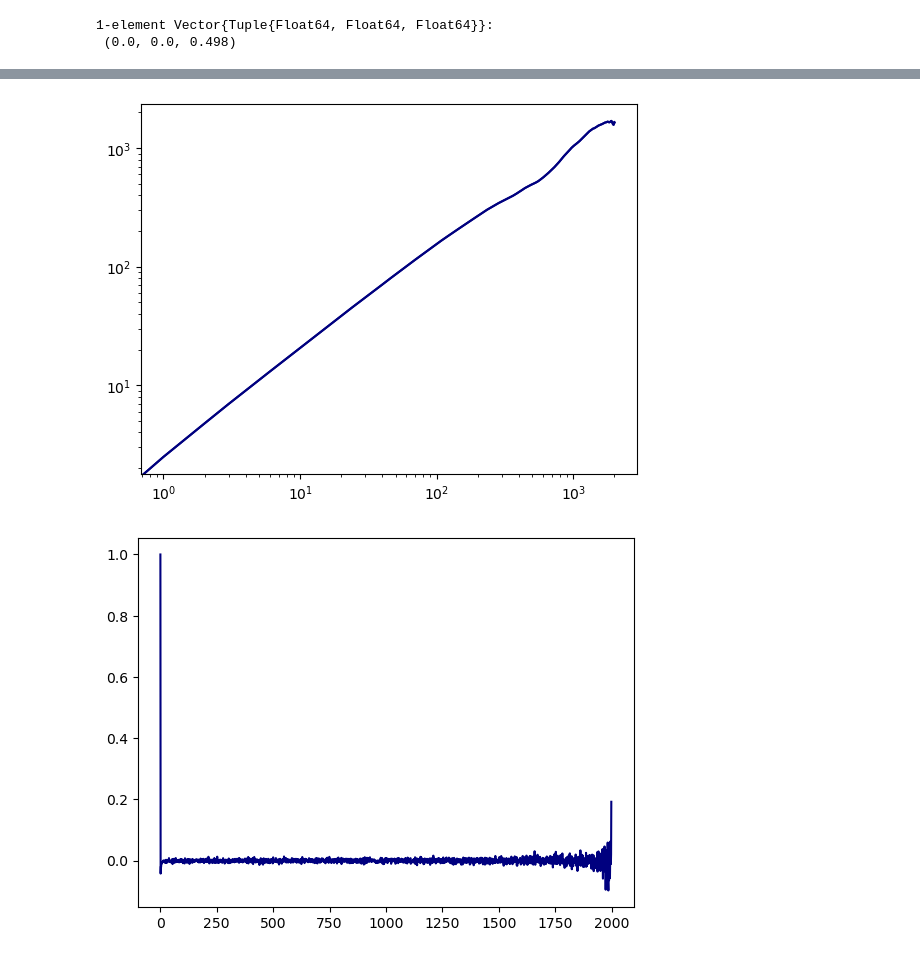
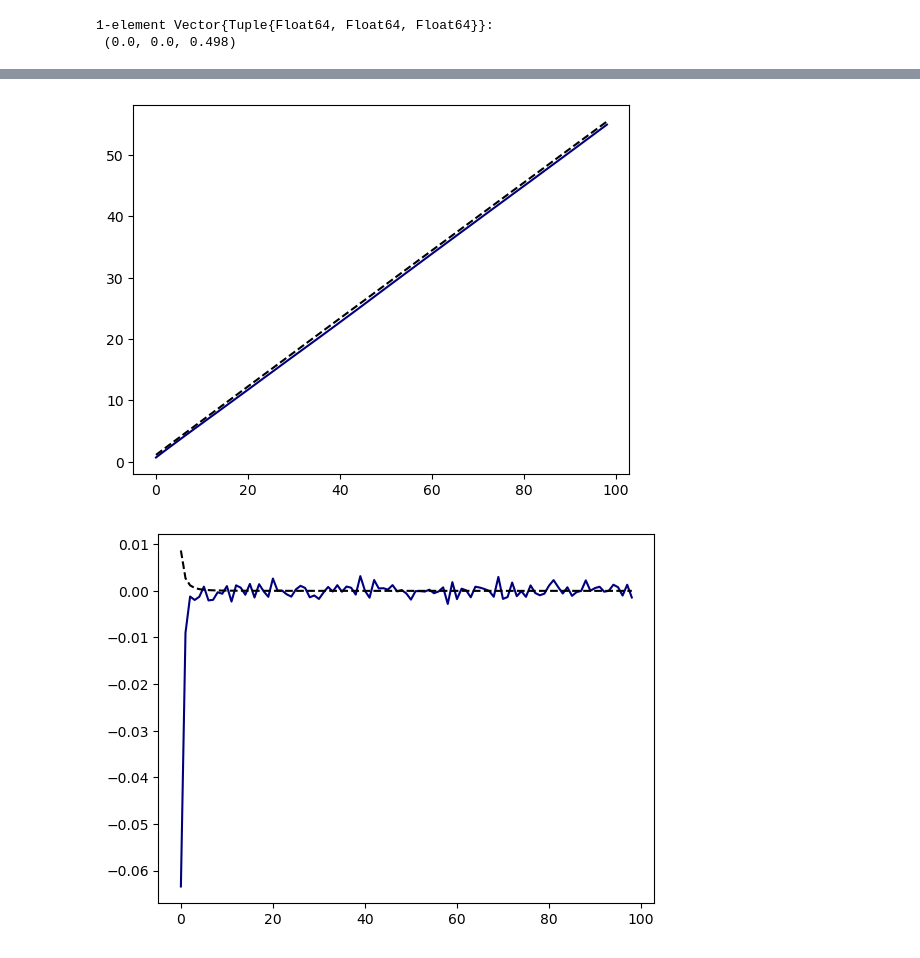
Before and after one commit to EmilySRichards/KineticMonteCarlo, a Jupyter notebook: PROJECT/Main.ipynb, the cells around one changed output, grey strips where cells are left out. Saved outputs shown, nothing was run; the diff lists cells and outputs as text; code cells hidden in the pictures.

```diff
--- a/PROJECT/Main.ipynb
+++ b/PROJECT/Main.ipynb
@@ -241,7 +269,7 @@ colors = jetmap(length(𝒽))
 # %%
 figure()
 for i in eachindex(𝒽)
-    plotWithError(Tobs[:,i], T, colors[i], ".", TobsStd[:,i])
+    plotWithError(Tobs[:,i], T, colors[i], ".", "" , TobsStd[:,i])
 end
 savefig("figs/Demon_Kubo_Temperature.png")
 # Just to check that out temperature estimates aren't too far off
@@ -427,19 +480,19 @@ print("\n", canonicalize(t3 - t2))
 # %%
 @everywhere include(dir * "/functions/simulationFunctions/MicroDiffusion.jl")
 # %%
-L = [30, 30]
+L = [32, 32]
 PBC = [true, true]
 
-therm_runtime = 1000
-runtime = 10000
-tau = 2:floor(Int64, 0.01*runtime)
-num_histories = 100
+therm_runtime = floor(Int64,(maximum(L)./2)^2/2/length(L)/Dself) # 500
+runtime = 1000
+tau = 2:100
+num_histories = 1
 𝒽 = [0.0] #range(0, 2, length=5)
 
-T = []; # collect(range(0.01, 10.0, length=5));
-ℓ = [1, 1];
+T = []; # collect(range(0.01, 10.0, length=20));
+ℓ = ones(1);
 
 
 x, δ, Mag, Perc, p, Nv = DiffSim(L, PBC, Basis, therm_runtime, runtime, ℓ, T, 𝒽);
-D, α, C, γ, MSD, StepCorr = DiffAnalysis(x, δ, p, runtime, ℓ, T, 𝒽);
+D, α, C, γ, MSD, VACF = DiffAnalysis(x, δ, p, runtime, ℓ, T, 𝒽);
 # %%
@@ -485,30 +543,32 @@ savefig("figs/Percolation.png")
 # %%
 figure()
-for t in size(MSD, 2)
-    for i in size(MSD, 3)
-        if MSD[:,t,i] != [NaN for _ in 1:size(MSD, 1)]
-            loglog(MSD[:,t,i], color=colors[i])
-            plot(MSD[:,t,i], color=colors[i])
+for t in 1:size(MSD, 2)
+    for i in 1:size(MSD, 3)
+        if MSD[tau,t,i] != [NaN for _ in 1:size(MSD, 1)]
+            #loglog(MSD[:,t,i], color=colors[i])
+            plot(MSD[tau,t,i], color=colors[i])
         end
     end
 end
-#legend(loc = "upper right", bbox_to_anchor = (1.25, 1.0))
+plot(2 .* length(L) .* D[1] .* tau .^ α[1], color=:black, "--")
 savefig("figs/MSD.png")
 # %% [output]
-[figure, old version]
+[figure, new version]
 # %%
 # step direction autocorrelation
 figure()
-for t in size(StepCorr, 2)
-    for i in size(StepCorr, 3)
-        if StepCorr[:,t,i] != [NaN for _ in 1:size(StepCorr, 1)]
-            loglog(abs.(StepCorr[:,t,i]), color=colors[i])
-            #plot(StepCorr[:,t,i], color=colors[i])
+for t in 1:size(VACF, 2)
+    for i in 1:size(VACF, 3)
+        if VACF[tau,t,i] != [NaN for _ in 1:size(VACF, 1)]
+            #loglog(abs.(VACF[:,t,i]), color=colors[i])
+            plot(VACF[tau,t,i], color=colors[i])
         end
     end
 end
-savefig("figs/StepCorr.png")
+sgn = sign(VACF[findmax(abs.(VACF[:,1,1]))[2],1,1])
+plot(sgn .* length(L) .* abs(C[1]) .* tau .^ γ[1], color=:black, "--")
+savefig("figs/VACF.png")
 # %% [output]
-[figure, old version]
+[figure, new version]
 # %%
 # estimate based on assuming the number of particles is <ϵ_i>/2λ/2 in single vertex approxn
```
Also changed, not shown: parts of 51 cells of this notebook, 15 other files.
